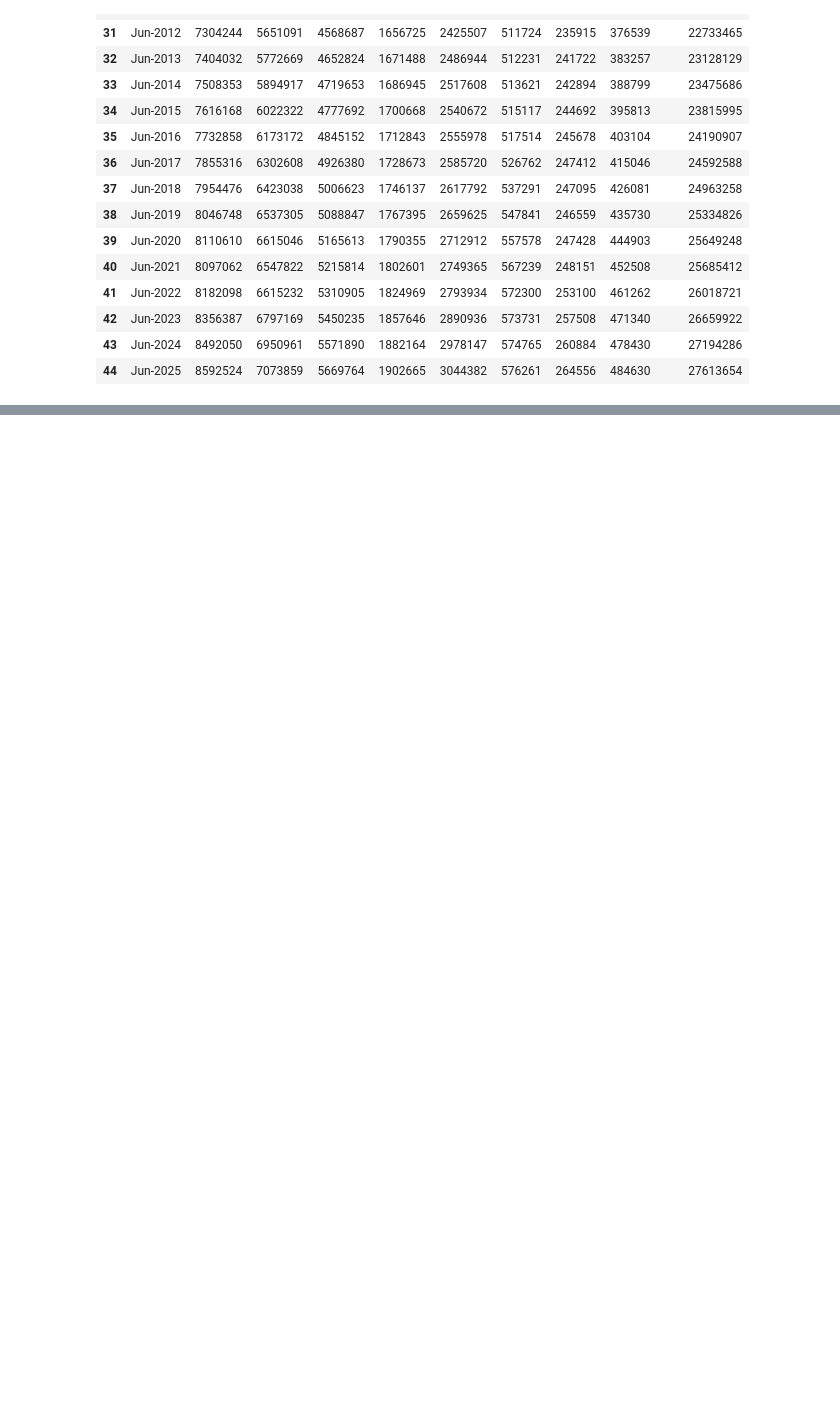
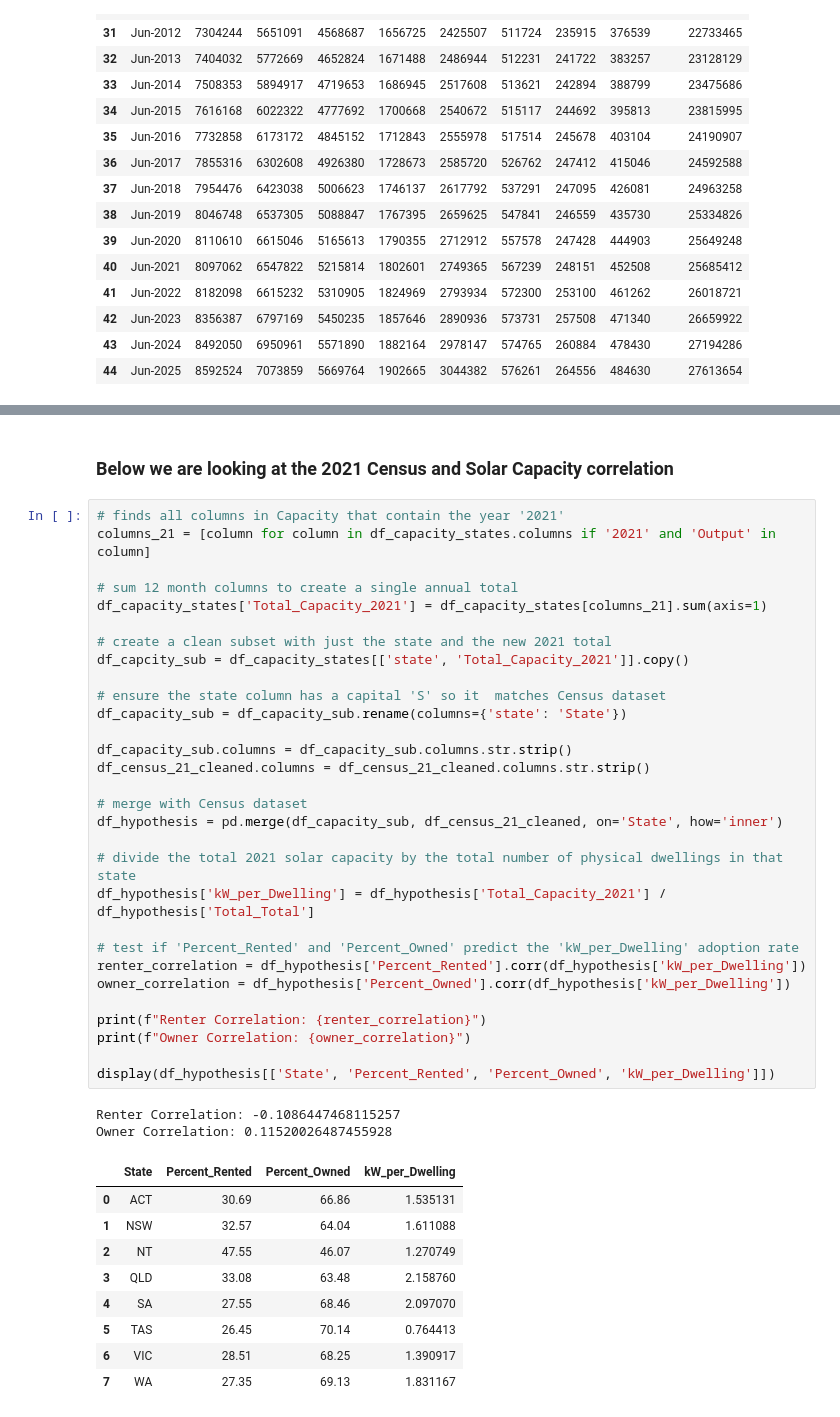
Before and after one commit to quantwothree/solar-energy-adoption-au, a Jupyter notebook: ARENA.ipynb, the cells around one changed output, grey strips where cells are left out. Cells and saved outputs as stored; diff of their text form; blank space fills up the shorter version.

```diff
--- a/ARENA.ipynb
+++ b/ARENA.ipynb
@@ -995,0 +1009,44 @@ display(df_population_states)
+# %% [markdown]
+### Below we are looking at the 2021 Census and Solar Capacity correlation ###
+# %%
+# finds all columns in Capacity that contain the year '2021'
+columns_21 = [column for column in df_capacity_states.columns if '2021' and 'Output' in column]
+
+# sum 12 month columns to create a single annual total
+df_capacity_states['Total_Capacity_2021'] = df_capacity_states[columns_21].sum(axis=1)
+
+# create a clean subset with just the state and the new 2021 total
+df_capcity_sub = df_capacity_states[['state', 'Total_Capacity_2021']].copy()
+
+# ensure the state column has a capital 'S' so it  matches Census dataset
+df_capacity_sub = df_capacity_sub.rename(columns={'state': 'State'})
+
+df_capacity_sub.columns = df_capacity_sub.columns.str.strip()
+df_census_21_cleaned.columns = df_census_21_cleaned.columns.str.strip()
+
+# merge with Census dataset
+df_hypothesis = pd.merge(df_capacity_sub, df_census_21_cleaned, on='State', how='inner')
+
+# divide the total 2021 solar capacity by the total number of physical dwellings in that state
+df_hypothesis['kW_per_Dwelling'] = df_hypothesis['Total_Capacity_2021'] / df_hypothesis['Total_Total']
+
+# test if 'Percent_Rented' and 'Percent_Owned' predict the 'kW_per_Dwelling' adoption rate
+renter_correlation = df_hypothesis['Percent_Rented'].corr(df_hypothesis['kW_per_Dwelling'])
+owner_correlation = df_hypothesis['Percent_Owned'].corr(df_hypothesis['kW_per_Dwelling'])
+
+print(f"Renter Correlation: {renter_correlation}")
+print(f"Owner Correlation: {owner_correlation}")
+
+display(df_hypothesis[['State', 'Percent_Rented', 'Percent_Owned', 'kW_per_Dwelling']])
+# %% [output]
+Renter Correlation: -0.1086447468115257
+Owner Correlation: 0.11520026487455928
+|  | State | Percent_Rented | Percent_Owned | kW_per_Dwelling |
+| 0 | ACT | 30.69 | 66.86 | 1.535131 |
+| 1 | NSW | 32.57 | 64.04 | 1.611088 |
+| 2 | NT | 47.55 | 46.07 | 1.270749 |
+| 3 | QLD | 33.08 | 63.48 | 2.158760 |
+| 4 | SA | 27.55 | 68.46 | 2.097070 |
+| 5 | TAS | 26.45 | 70.14 | 0.764413 |
+| 6 | VIC | 28.51 | 68.25 | 1.390917 |
+| 7 | WA | 27.35 | 69.13 | 1.831167 |
```
Also changed, not shown: parts of 4 cells of this notebook.
